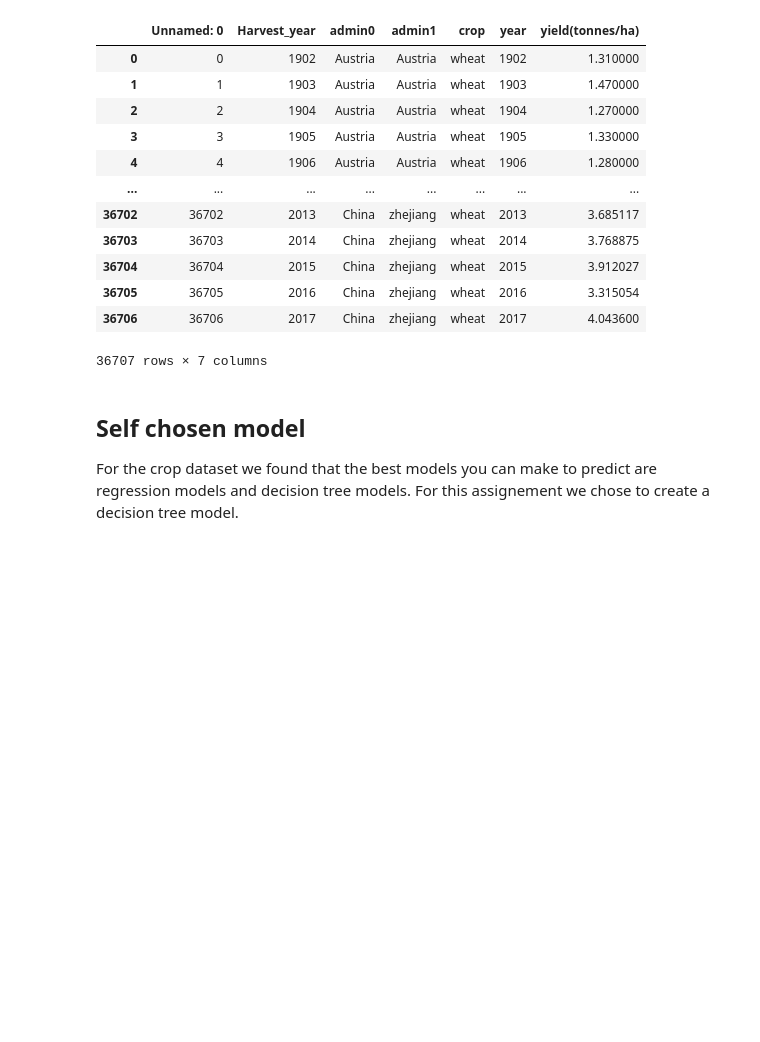
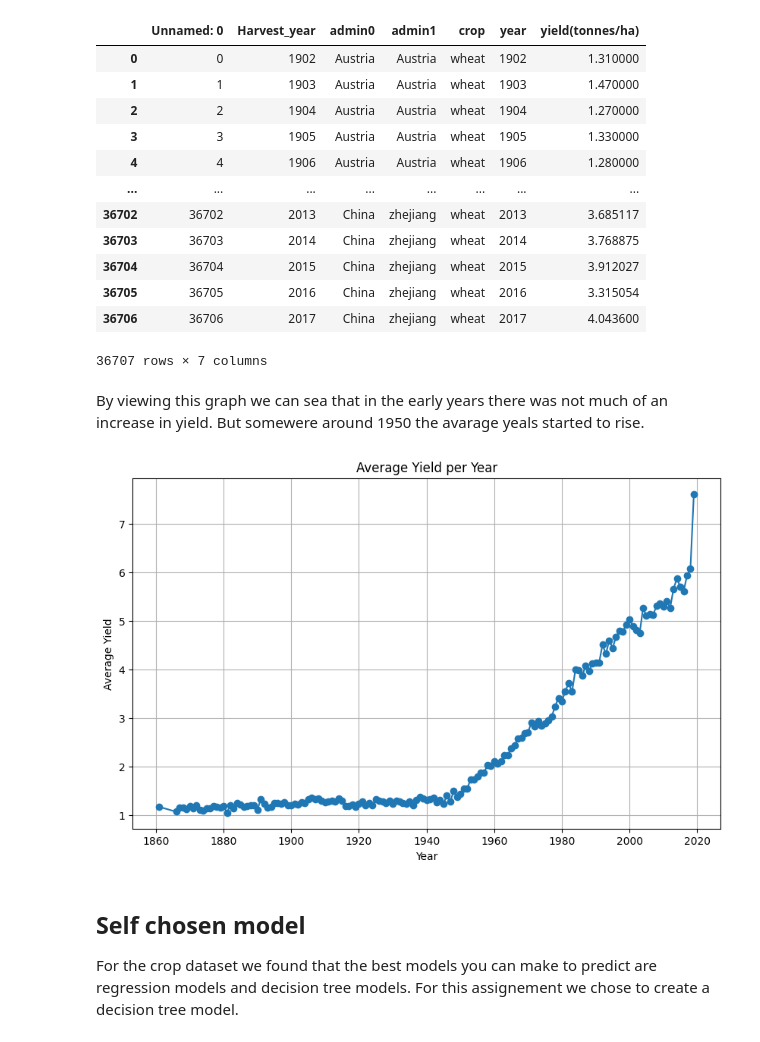
Before and after one commit to kieran31415/DataWizards, a Jupyter notebook: CropData/CropData.ipynb, the cells around one changed output. Cells and saved outputs as stored; diff of their text form; code cells hidden in the pictures; blank space fills up the shorter version.

```diff
--- a/CropData/CropData.ipynb
+++ b/CropData/CropData.ipynb
@@ -237,6 +237,20 @@ df_transformed
 | 36705 | 36705 | 2016 | China | zhejiang | wheat | 2016 | 3.315054 |
 | 36706 | 36706 | 2017 | China | zhejiang | wheat | 2017 | 4.043600 |
 36707 rows × 7 columns
+# %% [markdown]
+By viewing this graph we can sea that in the early years there was not much of an increase in yield. But somewere around 1950 the avarage yeals started to rise.
+# %%
+average_yield_per_year = df.groupby('year')['yield(tonnes/ha)'].mean().reset_index()
+
+plt.figure(figsize=(10, 6))
+plt.plot(average_yield_per_year['year'], average_yield_per_year['yield(tonnes/ha)'], marker='o')
+plt.xlabel('Year')
+plt.ylabel('Average Yield')
+plt.title('Average Yield per Year')
+plt.grid(True)
+plt.show()
+# %% [output]
+[figure, added]
 # %% [markdown]
 ## Self chosen model
 For the crop dataset we found that the best models you can make to predict are regression models and decision tree models. For this assignement we chose to create a decision tree model.
```
Also changed, not shown: parts of 3 cells of this notebook, 2 other files.
